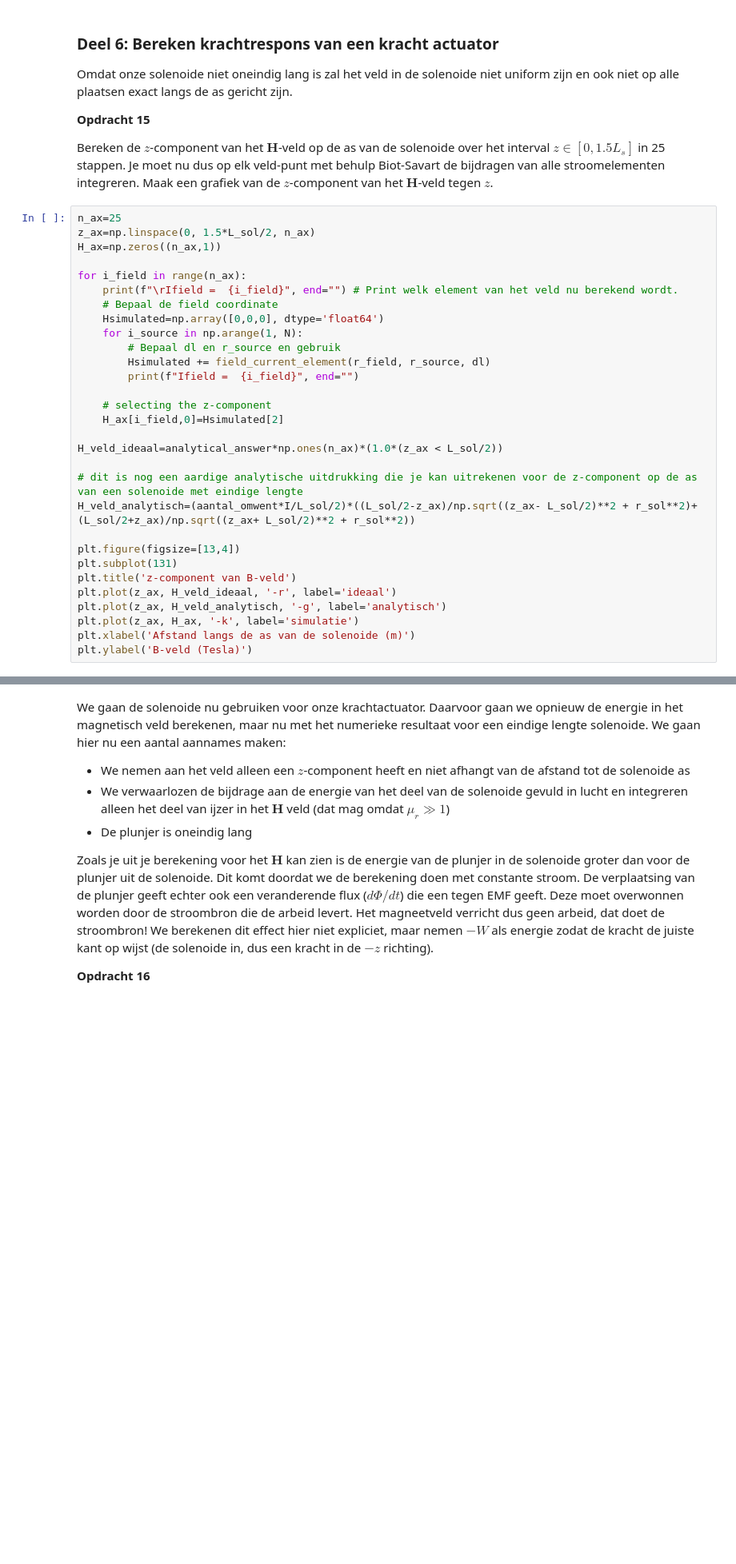
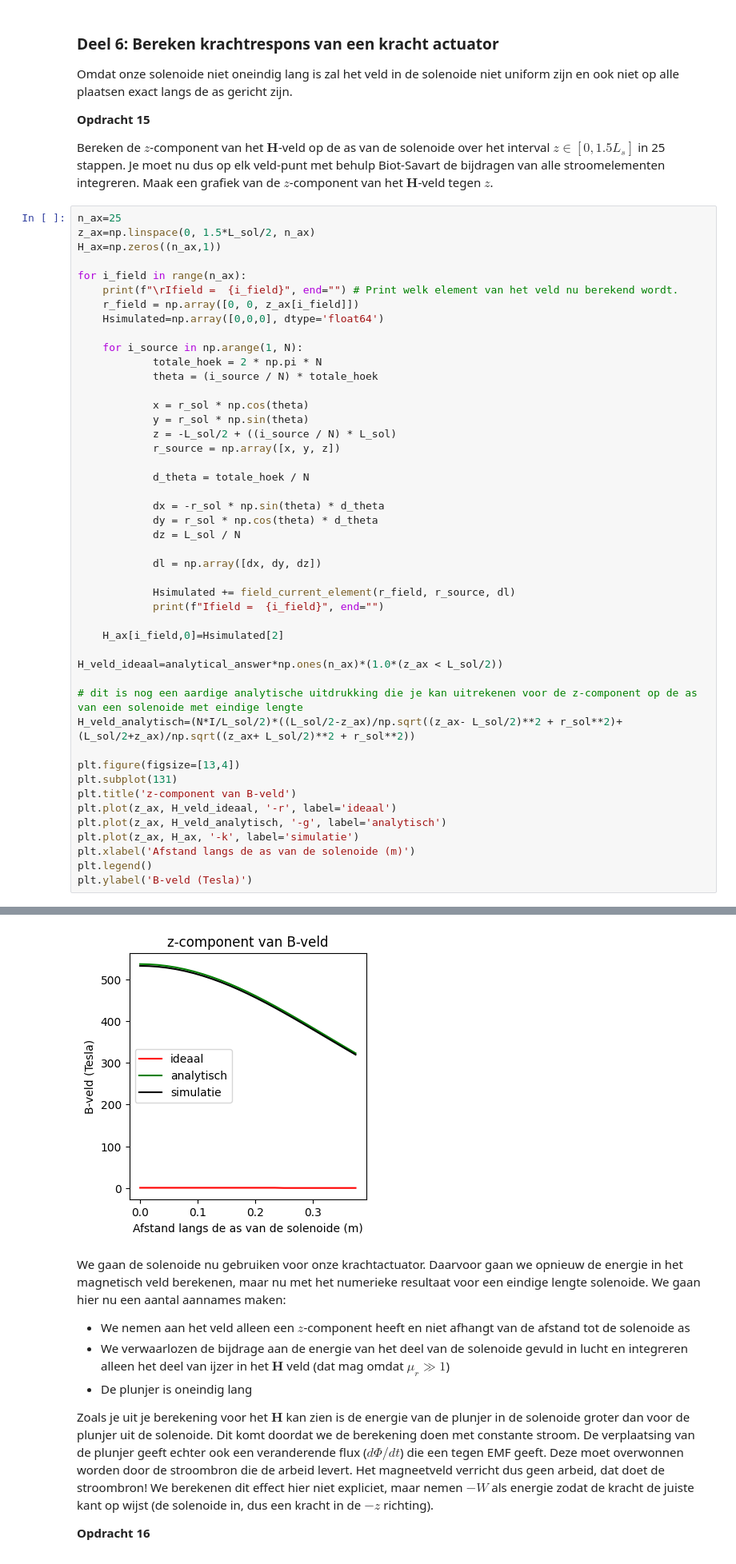
Before and after one commit to Caaldering/opdrachten-DEF-D_CA, a Jupyter notebook: 2KrachtactuatorOpdracht/2KrachtactuatorOpdracht/KrachtactuatorOpdracht.ipynb, the cells around one changed output, grey strips where cells are left out. Shown at 80% size. Cells and saved outputs as stored; diff of their text form; blank space fills up the shorter version.

```diff
--- a/2KrachtactuatorOpdracht/2KrachtactuatorOpdracht/KrachtactuatorOpdracht.ipynb
+++ b/2KrachtactuatorOpdracht/2KrachtactuatorOpdracht/KrachtactuatorOpdracht.ipynb
@@ -363,20 +363,35 @@ H_ax=np.zeros((n_ax,1))
 
 for i_field in range(n_ax):
     print(f"\rIfield =  {i_field}", end="") # Print welk element van het veld nu berekend wordt.
-    # Bepaal de field coordinate
+    r_field = np.array([0, 0, z_ax[i_field]])
     Hsimulated=np.array([0,0,0], dtype='float64')
+
     for i_source in np.arange(1, N):
-        # Bepaal dl en r_source en gebruik
-        Hsimulated += field_current_element(r_field, r_source, dl)
-        print(f"Ifield =  {i_field}", end="")
+            totale_hoek = 2 * np.pi * N
+            theta = (i_source / N) * totale_hoek
 
-    # selecting the z-component
+            x = r_sol * np.cos(theta)
+            y = r_sol * np.sin(theta)
+            z = -L_sol/2 + ((i_source / N) * L_sol)
+            r_source = np.array([x, y, z])
+
+            d_theta = totale_hoek / N
+
+            dx = -r_sol * np.sin(theta) * d_theta
+            dy = r_sol * np.cos(theta) * d_theta
+            dz = L_sol / N
+
+            dl = np.array([dx, dy, dz])
+
+            Hsimulated += field_current_element(r_field, r_source, dl)
+            print(f"Ifield =  {i_field}", end="")
+
     H_ax[i_field,0]=Hsimulated[2]
 
 H_veld_ideaal=analytical_answer*np.ones(n_ax)*(1.0*(z_ax < L_sol/2))
 
 # dit is nog een aardige analytische uitdrukking die je kan uitrekenen voor de z-component op de as van een solenoide met eindige lengte
-H_veld_analytisch=(aantal_omwent*I/L_sol/2)*((L_sol/2-z_ax)/np.sqrt((z_ax- L_sol/2)**2 + r_sol**2)+(L_sol/2+z_ax)/np.sqrt((z_ax+ L_sol/2)**2 + r_sol**2))
+H_veld_analytisch=(N*I/L_sol/2)*((L_sol/2-z_ax)/np.sqrt((z_ax- L_sol/2)**2 + r_sol**2)+(L_sol/2+z_ax)/np.sqrt((z_ax+ L_sol/2)**2 + r_sol**2))
 
 plt.figure(figsize=[13,4])
 plt.subplot(131)
@@ -385,6 +400,7 @@ plt.plot(z_ax, H_veld_ideaal, '-r', label='ideaal')
 plt.plot(z_ax, H_veld_analytisch, '-g', label='analytisch')
 plt.plot(z_ax, H_ax, '-k', label='simulatie')
 plt.xlabel('Afstand langs de as van de solenoide (m)')
+plt.legend()
 plt.ylabel('B-veld (Tesla)')
 # %% [output]
 Ifield =  24Ifield =  24Ifield =  24Ifield =  24Ifield =  24Ifield =  24Ifield =  24Ifield =  24Ifield =  24Ifield =  24Ifield =  24Ifield =  24Ifield =  24Ifield =  24Ifield =  24Ifield =  24Ifield = ...
@@ -392,3 +408,4 @@ NameError: name 'aantal_omwent' is not defined
+[figure, added]
 # %% [markdown]
 We gaan de solenoide nu gebruiken voor onze krachtactuator. Daarvoor gaan we opnieuw de energie in het magnetisch veld berekenen, maar nu met het numerieke resultaat voor een eindige lengte solenoide. We gaan hier nu een aantal aannames maken:
 * We nemen aan het veld alleen een $z$-component heeft en niet afhangt van de afstand tot de solenoide as
```
Also changed, not shown: parts of 4 cells of this notebook.
